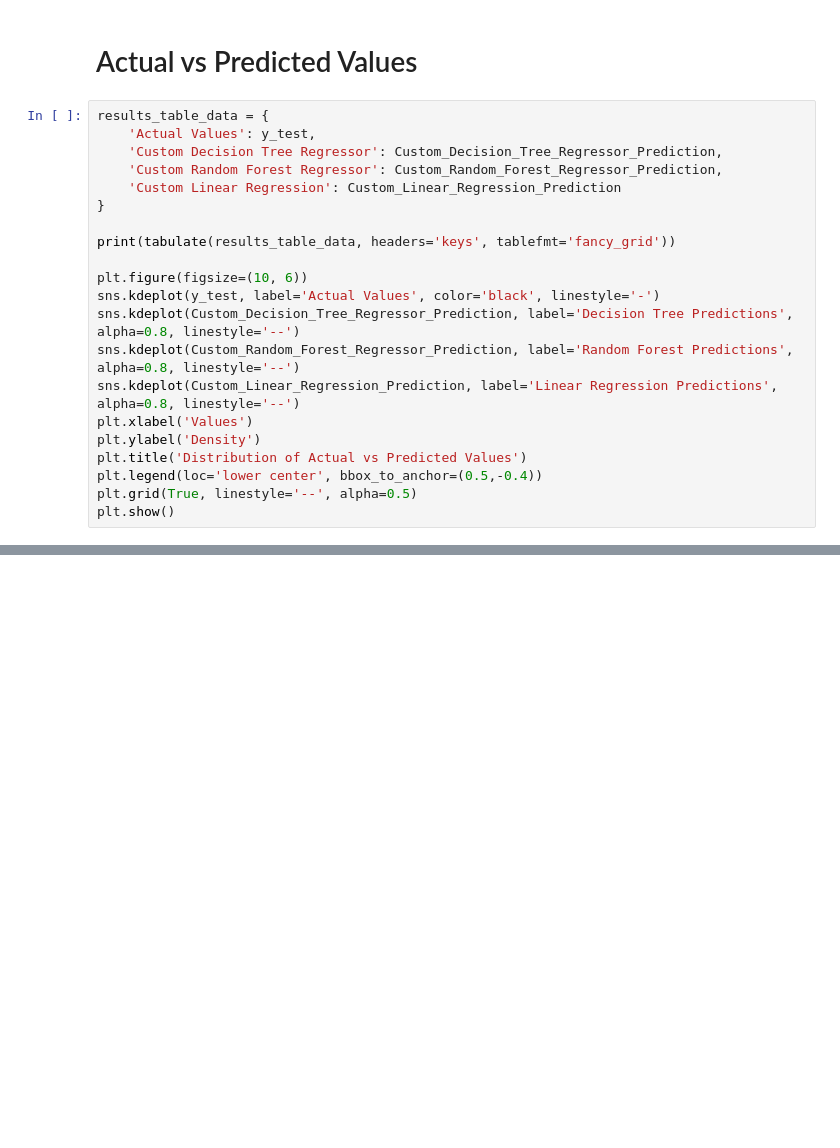
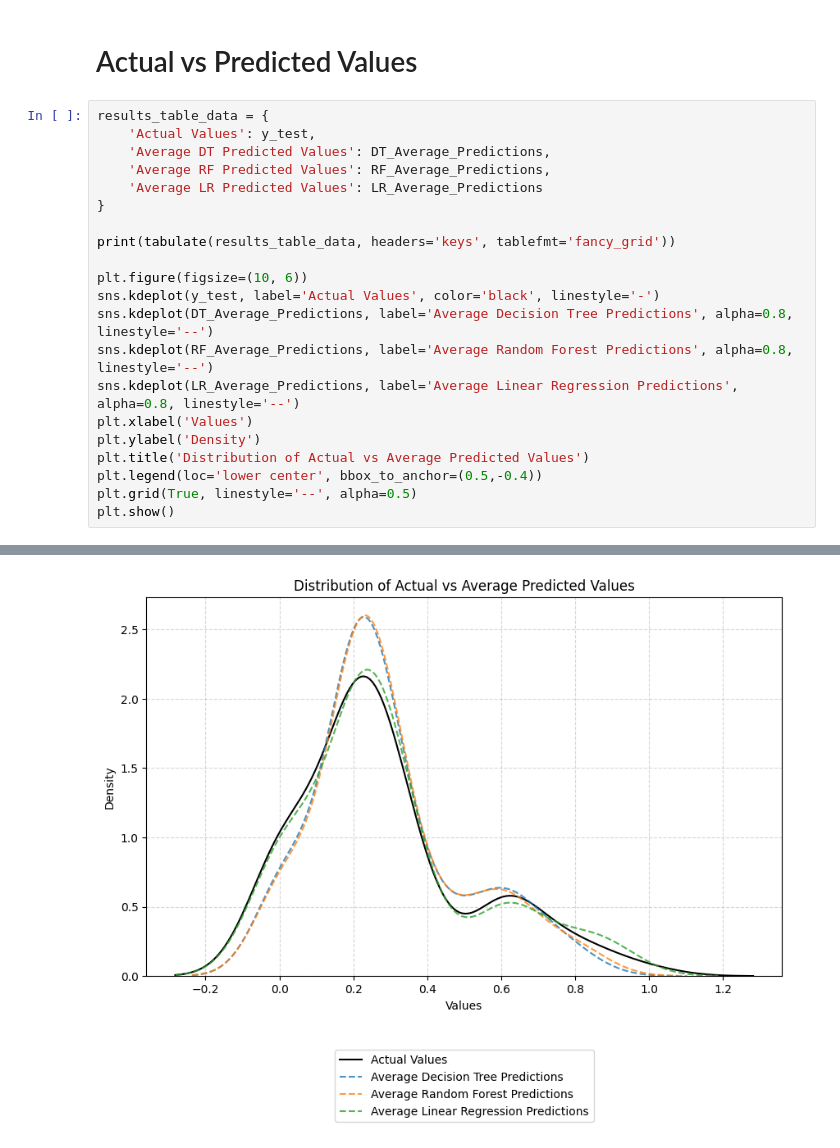
Before and after one commit to NathanPortelli/ICS5110-Applied-ML, a Jupyter notebook: main.ipynb, the cells around one changed output, grey strips where cells are left out. Saved outputs shown, nothing was run; the diff lists cells and outputs as text; blank space fills up the shorter version.

```diff
--- a/main.ipynb
+++ b/main.ipynb
@@ -402,21 +441,22 @@ print(tabulate(table_data, headers='keys', tablefmt='fancy_grid'))
 # %%
 results_table_data = {
     'Actual Values': y_test,
-    'Custom Decision Tree Regressor': Custom_Decision_Tree_Regressor_Prediction,
-    'Custom Random Forest Regressor': Custom_Random_Forest_Regressor_Prediction,
-    'Custom Linear Regression': Custom_Linear_Regression_Prediction
+    'Average DT Predicted Values': DT_Average_Predictions,
+    'Average RF Predicted Values': RF_Average_Predictions,
+    'Average LR Predicted Values': LR_Average_Predictions
 }
 
 print(tabulate(results_table_data, headers='keys', tablefmt='fancy_grid'))
 
 plt.figure(figsize=(10, 6))
 sns.kdeplot(y_test, label='Actual Values', color='black', linestyle='-')
-sns.kdeplot(Custom_Decision_Tree_Regressor_Prediction, label='Decision Tree Predictions', alpha=0.8, linestyle='--')
-sns.kdeplot(Custom_Random_Forest_Regressor_Prediction, label='Random Forest Predictions', alpha=0.8, linestyle='--')
-sns.kdeplot(Custom_Linear_Regression_Prediction, label='Linear Regression Predictions', alpha=0.8, linestyle='--')
+sns.kdeplot(DT_Average_Predictions, label='Average Decision Tree Predictions', alpha=0.8, linestyle='--')
+sns.kdeplot(RF_Average_Predictions, label='Average Random Forest Predictions', alpha=0.8, linestyle='--')
+sns.kdeplot(LR_Average_Predictions, label='Average Linear Regression Predictions', alpha=0.8, linestyle='--')
 plt.xlabel('Values')
 plt.ylabel('Density')
-plt.title('Distribution of Actual vs Predicted Values')
+plt.title('Distribution of Actual vs Average Predicted Values')
 plt.legend(loc='lower center', bbox_to_anchor=(0.5,-0.4))
 plt.grid(True, linestyle='--', alpha=0.5)
 plt.show()
+# %% [output]
@@ -422,0 +480 @@ plt.show()
+[figure, added]
```
Also changed, not shown: parts of 15 cells of this notebook.
